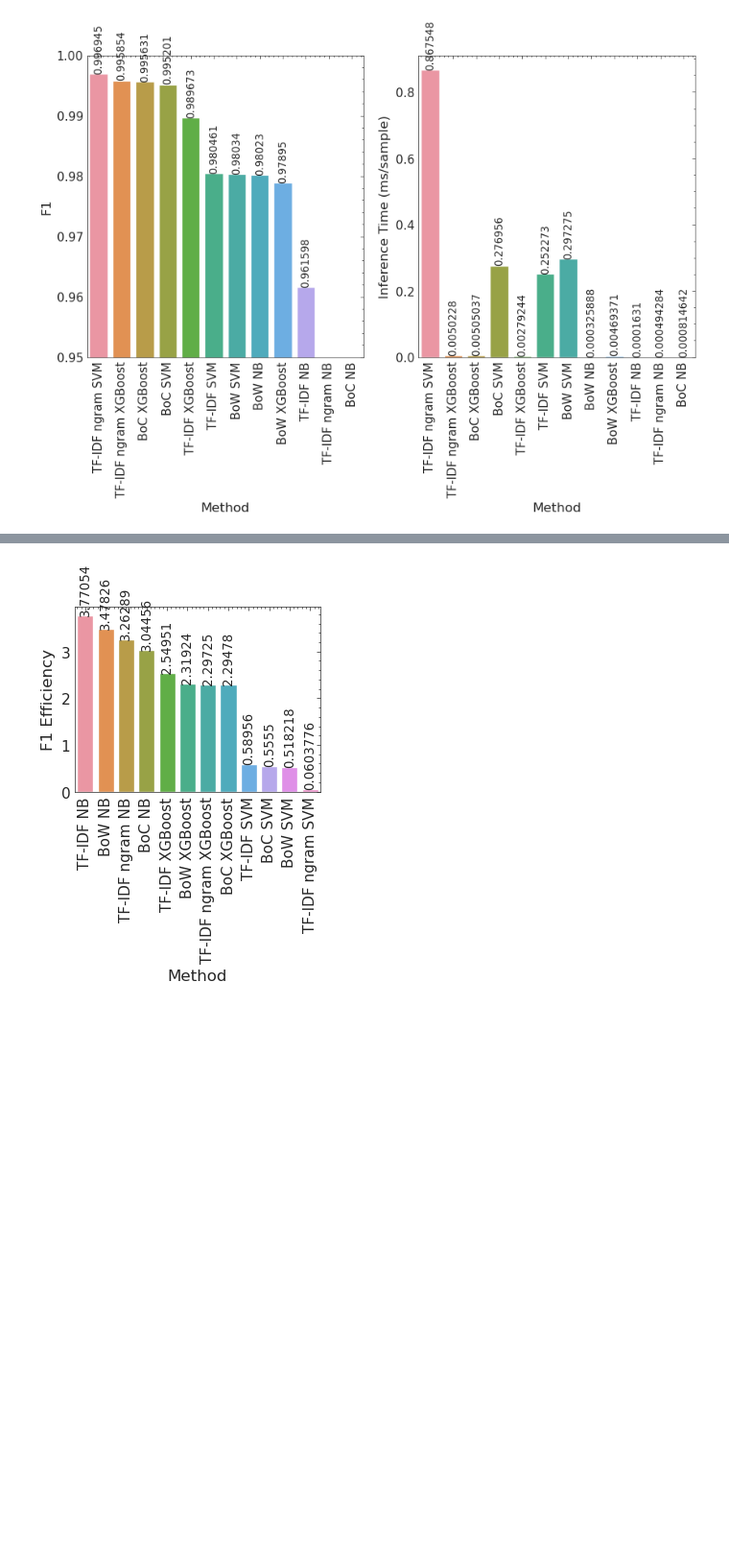
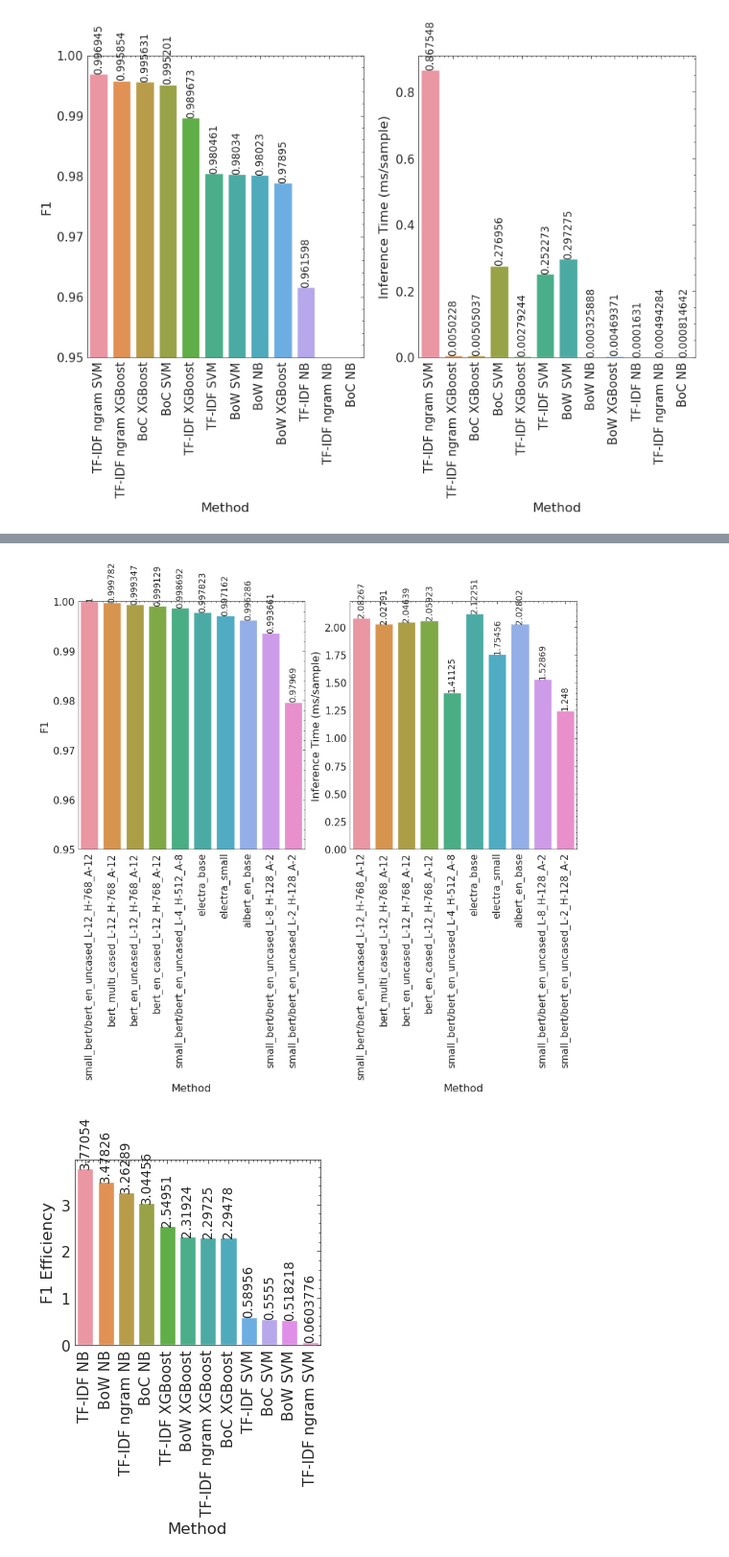
Before and after one commit to gdrlab/cascaded-sqli-detection, a Jupyter notebook: utils/Demonstrate_test_results.ipynb, the cells around one changed output, grey strips where cells are left out. Shown at 96% size. Saved outputs shown, nothing was run; the diff lists cells and outputs as text; code cells hidden in the pictures; blank space fills up the shorter version.

```diff
--- a/utils/Demonstrate_test_results.ipynb
+++ b/utils/Demonstrate_test_results.ipynb
@@ -306 +421,43 @@ ax.get_figure().savefig(figure_folder / current_figure_name)
+# %%
+# Figure of Table Transformer NLP
+current_figure_name = 'transformer_nlp_f1_vs_time.png'
+plt.style.use(['science','no-latex','ieee'])
+plt.rcParams.update({'figure.dpi': '100'})
+fig, axes = plt.subplots(1, 2, figsize=(10,5))
+
+methods = ['bert_en_uncased_L-12_H-768_A-12',
+       'bert_en_cased_L-12_H-768_A-12',
+       'small_bert/bert_en_uncased_L-2_H-128_A-2',
+       'small_bert/bert_en_uncased_L-4_H-512_A-8',
+       'small_bert/bert_en_uncased_L-8_H-128_A-2',
+       'small_bert/bert_en_uncased_L-12_H-768_A-12',
+       'bert_multi_cased_L-12_H-768_A-12', 'albert_en_base', 'electra_base',
+       'electra_small']
+metrics = ['overall_accuracy', 'precision', 'recall', 'f1', 'training time',
+       'testing time']
+
+df_small = df.loc[methods, metrics]
+
+df_small = rename_table_labels(df_small)
+
+metric = 'F1'
+df_sorted = df_small.sort_values(metric,ascending=False).reset_index()
+ax = sns.barplot(data=df_sorted,x="Method", y=metric, ax=axes[0])
+ax.tick_params(axis='x', rotation=90)
+ax.set(ylim=(0.95, 1))
+for i in ax.containers:
+    ax.bar_label(i,rotation=90, fontsize='large')
+
+metric = 'Inference Time (ms)'
+#df_sorted = df.sort_values('f1',ascending=False).reset_index()
+ax = sns.barplot(data=df_sorted,x="Method", y=metric, ax=axes[1])
+ax.tick_params(axis='x', rotation=90)
+ax.set_ylabel('Inference Time (ms/sample)')
+#ax.set(ylim=(0.95, 1))
+for i in ax.containers:
+    ax.bar_label(i,rotation=90,fontsize='large')
+
+ax.get_figure().savefig(figure_folder / current_figure_name)
+# %% [output]
+[figure, added]
 # %%
```
Also changed, not shown: parts of 17 cells of this notebook.
